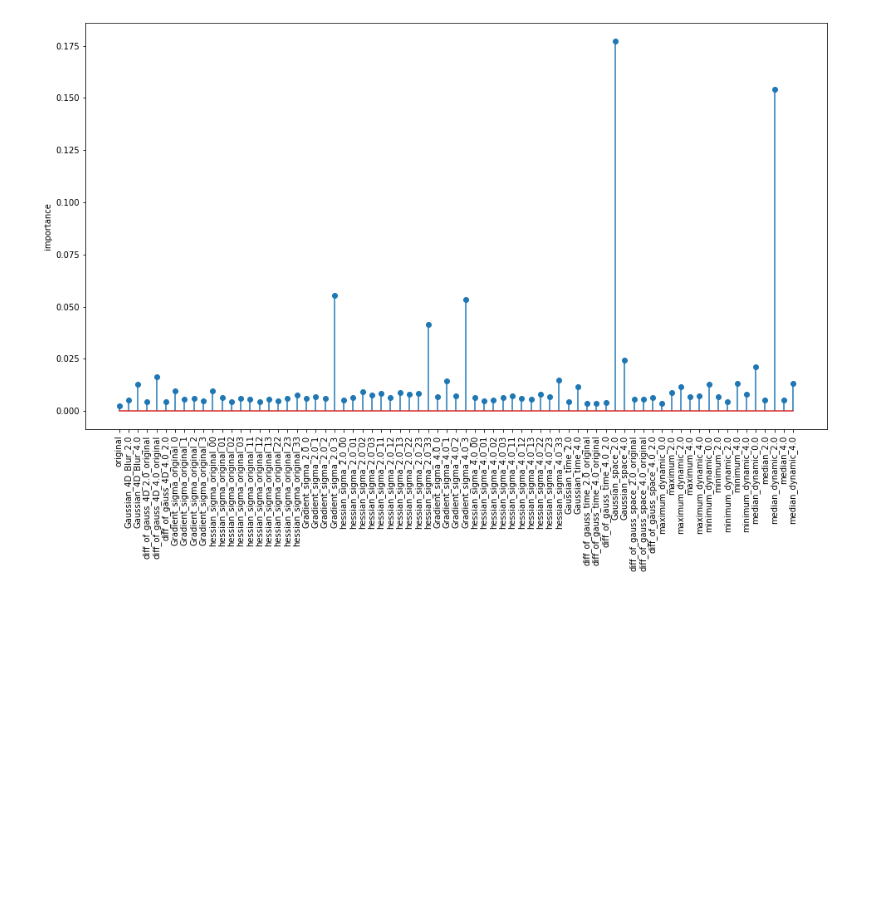
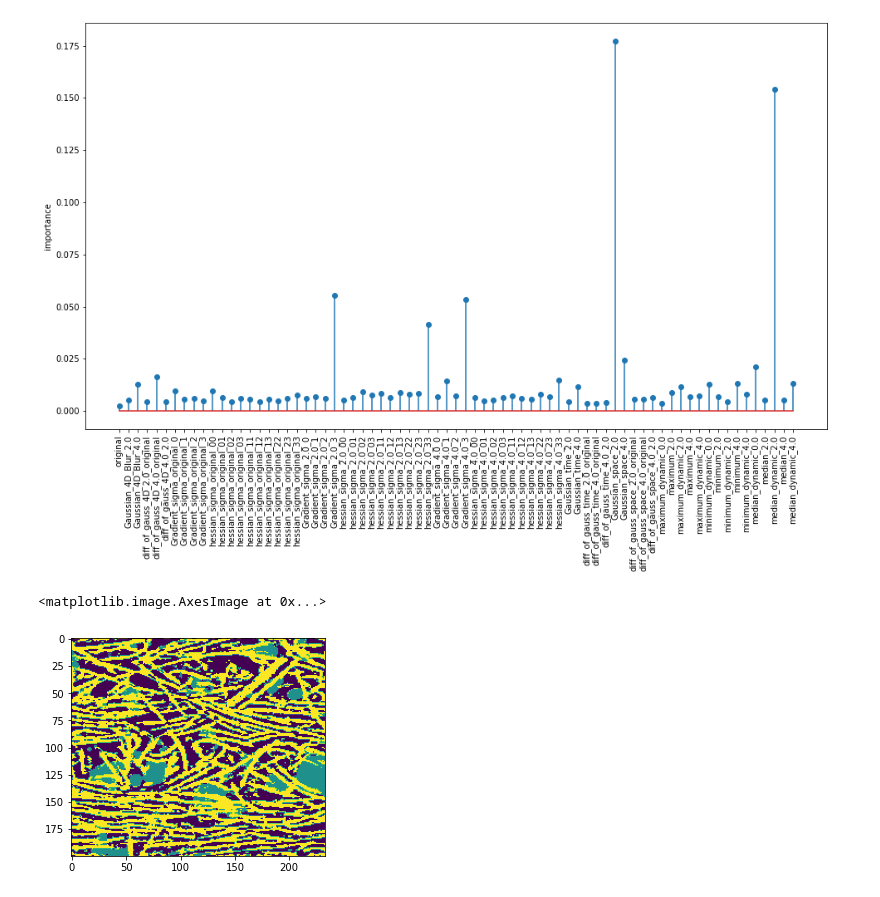
Before and after one commit to Pescatore23/pytrainseg, a Jupyter notebook: test_dask_framework.ipynb, the cells around one changed output. Drawn from its saved outputs; the diff is of its cells as text; code cells hidden in the pictures; blank space fills up the shorter version.

```diff
--- a/test_dask_framework.ipynb
+++ b/test_dask_framework.ipynb
@@ -214,3 +241,8 @@ plt.ylabel('importance')
 # %% [output]
 Text(0, 0.5, 'importance')
 [figure]
+# %%
+plt.imshow(SM.segmented_data[:,10,:,-1])
+# %% [output]
+<matplotlib.image.AxesImage at 0x...>
+[figure, added]
```
Also changed, not shown: parts of 18 cells of this notebook, 3 other files.
